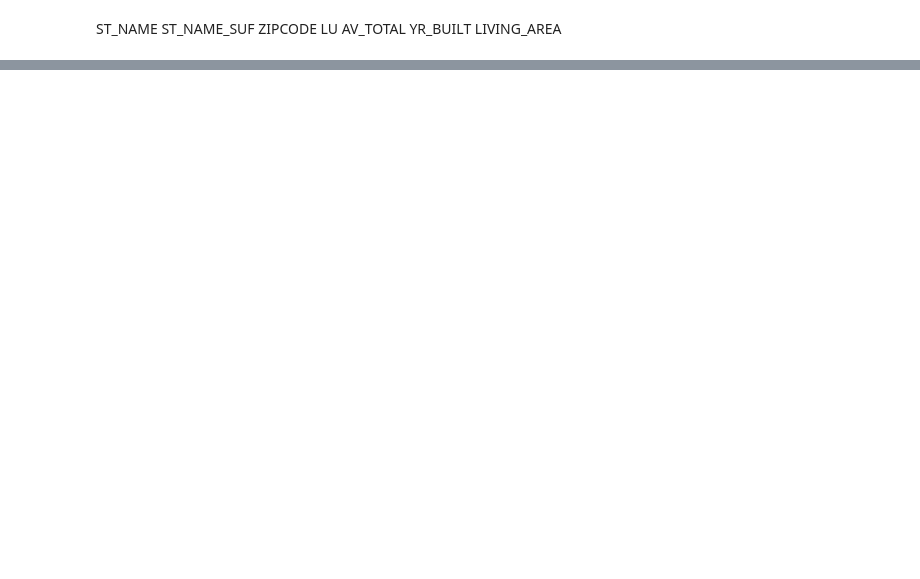
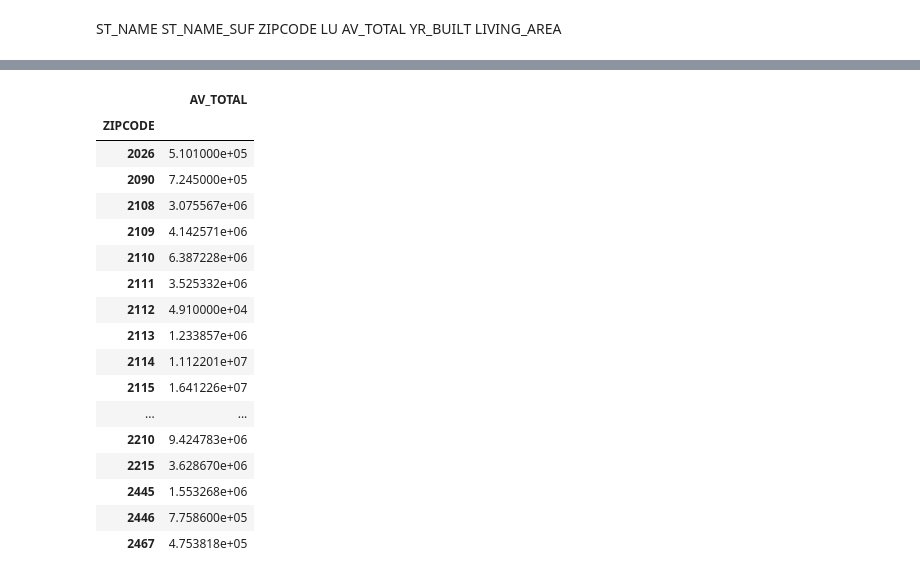
Before and after one commit to mitresh95/ImpactOfCrimeOnHousing, a Jupyter notebook: HousingData.ipynb, the cells around one changed output, grey strips where cells are left out. Drawn from its saved outputs; the diff is of its cells as text; code cells hidden in the pictures; blank space fills up the shorter version.

```diff
--- a/HousingData.ipynb
+++ b/HousingData.ipynb
@@ -58,0 +119,21 @@ len(zipcode_grpby)
+# %%
+zipcode_grpby_2019
+# %% [output]
+|  | AV_TOTAL |
+| ZIPCODE |  |
+| 2026 | 5.101000e+05 |
+| 2090 | 7.245000e+05 |
+| 2108 | 3.075567e+06 |
+| 2109 | 4.142571e+06 |
+| 2110 | 6.387228e+06 |
+| 2111 | 3.525332e+06 |
+| 2112 | 4.910000e+04 |
+| 2113 | 1.233857e+06 |
+| 2114 | 1.112201e+07 |
+| 2115 | 1.641226e+07 |
+| ... | ... |
+| 2210 | 9.424783e+06 |
+| 2215 | 3.628670e+06 |
+| 2445 | 1.553268e+06 |
+| 2446 | 7.758600e+05 |
+| 2467 | 4.753818e+05 |
```
Also changed, not shown: parts of 18 cells of this notebook.
